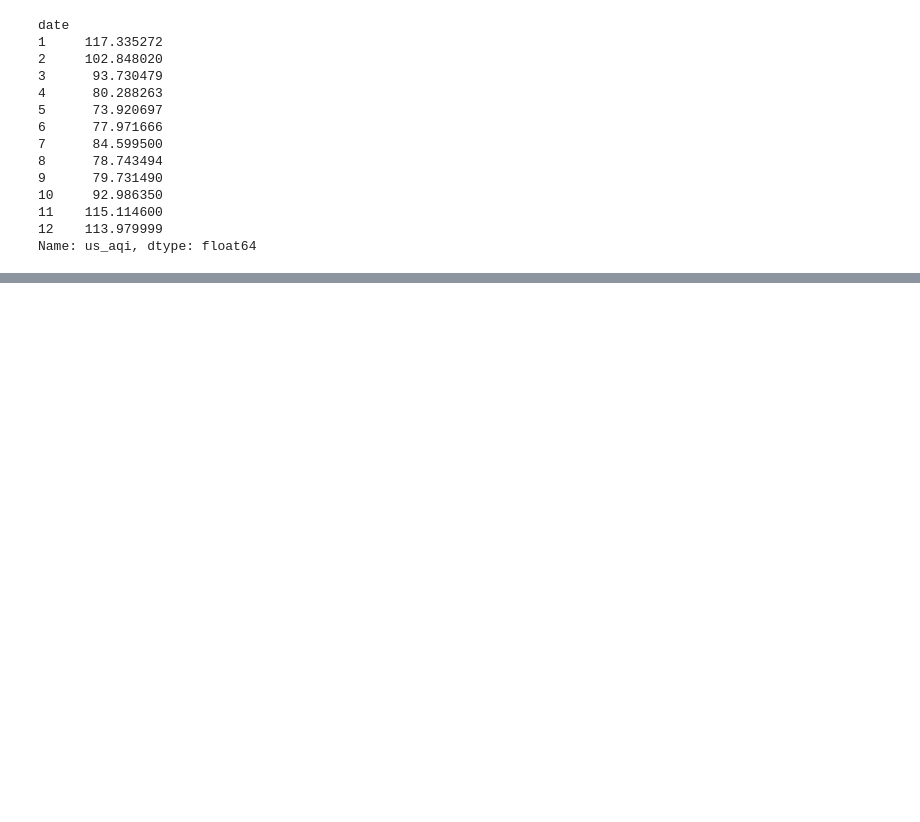
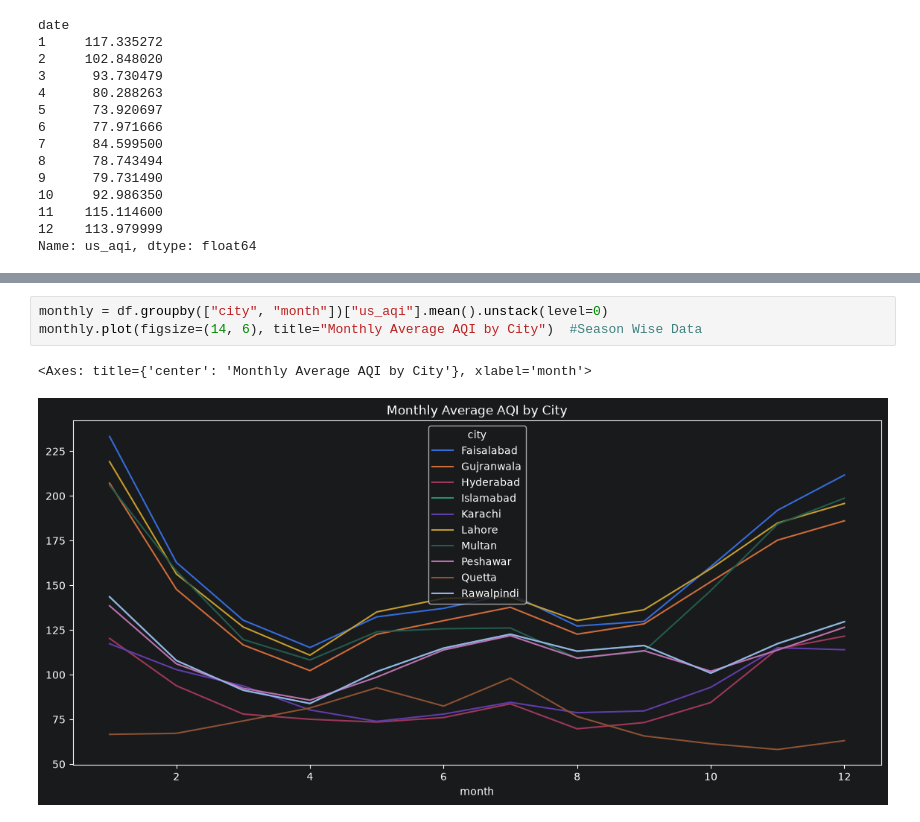
Before and after one commit to AyyanStorm/aqi-predictor, a Jupyter notebook: notebooks/01_eda.ipynb, the cells around one changed output, grey strips where cells are left out. Cells and saved outputs as stored; diff of their text form; blank space fills up the shorter version.

```diff
--- a/notebooks/01_eda.ipynb
+++ b/notebooks/01_eda.ipynb
@@ -244,0 +316,6 @@ monthly_overall.plot(figsize=(20,4),title="Karachi Monthly Overall AQI")
+# %%
+monthly = df.groupby(["city", "month"])["us_aqi"].mean().unstack(level=0)
+monthly.plot(figsize=(14, 6), title="Monthly Average AQI by City")  #Season Wise Data
+# %% [output]
+<Axes: title={'center': 'Monthly Average AQI by City'}, xlabel='month'>
+[figure, added]
```
Also changed, not shown: parts of 14 cells of this notebook, 1 other file.
